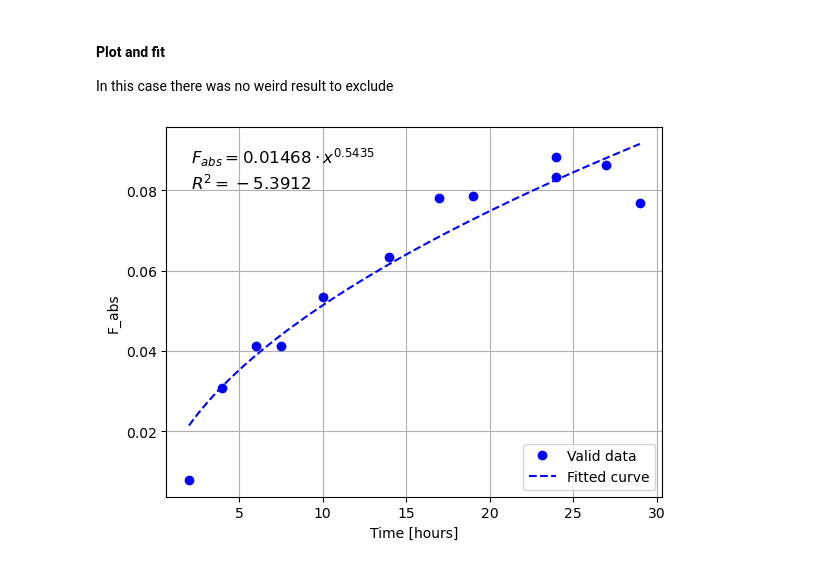
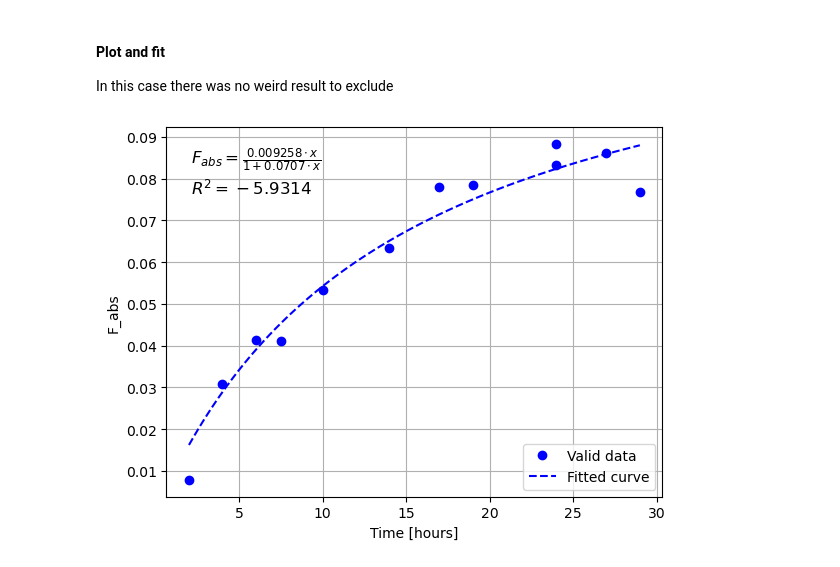
Before and after one commit to simo-pagliu/Magistrale, a Jupyter notebook: Transport of Radioactive Contaminants/LAB3 - Kinetics.ipynb, the cells around one changed output. Saved outputs shown, nothing was run; the diff lists cells and outputs as text; code cells hidden in the pictures.

```diff
--- a/Transport of Radioactive Contaminants/LAB3 - Kinetics.ipynb
+++ b/Transport of Radioactive Contaminants/LAB3 - Kinetics.ipynb
@@ -124,38 +119,41 @@ plt.plot(time, F_abs, 'bo', label='Valid data')
 from scipy.optimize import curve_fit
 
 # --- Fit to power law ---
-def power_law(x, a, b):
-    return a * x ** b
+def asymptotic_curve(x, a, b):
+    return (a * x) / (1 + b*x)
 
 # Perform the fit
-params, covariance = curve_fit(power_law, time , F_abs)
+params, covariance = curve_fit(asymptotic_curve, time , F_abs)
 a, b = params
 
 # Predict fitted values
-F_abs_pred = power_law(F_abs , a, b)
+F_abs_pred = asymptotic_curve(F_abs , a, b)
 
 # Compute R² manually
 ss_res = np.sum((F_abs   - F_abs_pred) ** 2)
 ss_tot = np.sum((F_abs   - np.mean(F_abs)) ** 2)
 r_squared = 1 - (ss_res / ss_tot)
 
 # Generate fitted curve
 x_fit = np.linspace(min(time), max(time), 100)
-y_fit = power_law(x_fit, a, b)
+y_fit = asymptotic_curve(x_fit, a, b)
 
 # Plot the fitted curve
 plt.plot(x_fit, y_fit, 'b--', label='Fitted curve')
 
 # Annotate equation and R² on the plot
-eq_text = f"$F_{{abs}} = {a:.4g} \cdot x^{{{b:.4f}}}$\n$R^2 = {r_squared:.4f}$"
+eq_text = (
+    rf"$F_{{abs}} = \frac{{{a:.4g} \cdot x}}{{1 + {b:.4f} \cdot x}}$"
+    f"\n$R^2 = {r_squared:.4f}$"
+)
 plt.text(0.05, 0.95, eq_text, transform=plt.gca().transAxes,
          fontsize=12, verticalalignment='top')
 
 # Labels and legend
 plt.xlabel("Time [hours]")
 plt.ylabel("F_abs")
 plt.legend(loc='lower right')
 plt.grid(True)
 plt.show()
 # %% [output]
-[figure, old version]
+[figure, new version]
```
Also changed, not shown: parts of 8 cells of this notebook, 6 other files.
